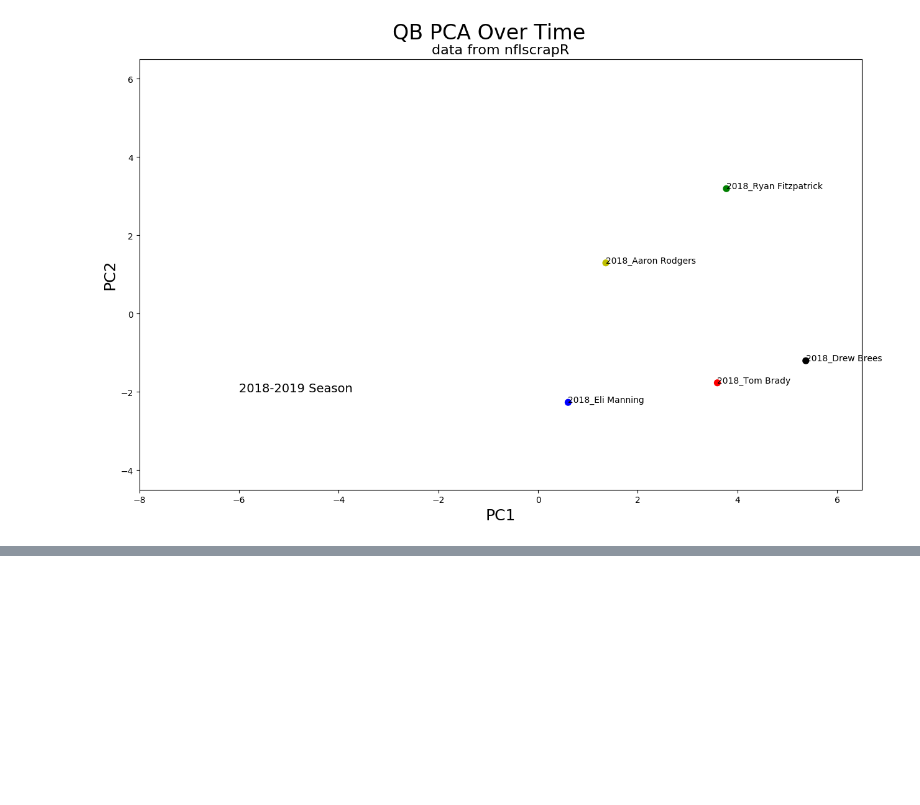
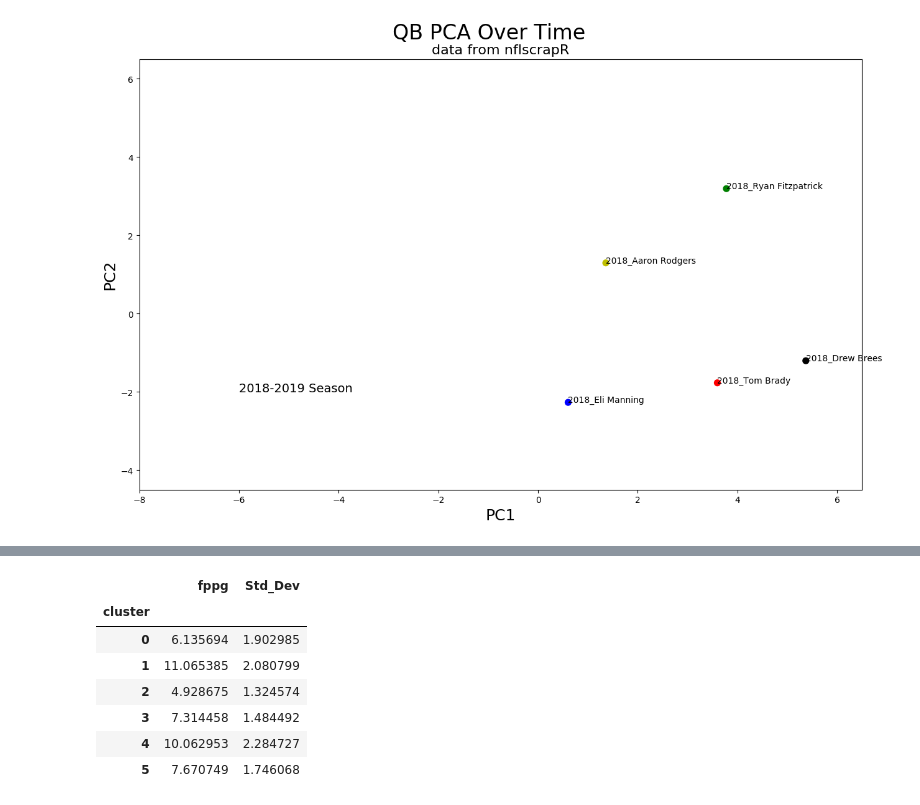
Before and after one commit to btatkinson/player_vectors, a Jupyter notebook: player_vectors.ipynb, the cells around one changed output, grey strips where cells are left out. Saved outputs shown, nothing was run; the diff lists cells and outputs as text; code cells hidden in the pictures; blank space fills up the shorter version.

```diff
--- a/player_vectors.ipynb
+++ b/player_vectors.ipynb
@@ -729,0 +1028,44 @@ See the caveats in the documentation: http://pandas.pydata.org/pandas-docs/stabl
+# %%
+# rough fantasy estimates
+recs['fantasy_points'] = 0.5 * recs['complete_pass'] + 0.1 * recs['yards_gained'] + 6 * recs['touchdown']
+ngb1 = recs.groupby(['id'])['fantasy_points'].sum().reset_index()
+ngb2 = recs.groupby(['id'])['game_id'].nunique().reset_index()
+
+# fantasy points per game
+ngb1 = ngb1.sort_values(by='fantasy_points',ascending=False)
+ngb1 = pd.merge(how='left',left=ngb1,right=ngb2, on=['id'])
+ngb1['fppg'] = ngb1['fantasy_points']/ngb1['game_id']
+ngb1 = ngb1.drop(columns=['fantasy_points','game_id'])
+
+# get std dev of fantasy points
+ngb3 = recs.groupby(['id','game_id'])['fantasy_points'].sum().reset_index()
+ngb3 = recs.groupby(['id'])['fantasy_points'].std().reset_index()
+ngb3 = ngb3.rename(columns={'fantasy_points':'Std_Dev'})
+ngb1 = pd.merge(how='left',left=ngb1,right=ngb3, on=['id'])
+
+# cluster -
+#0 - Kelvin Benjamin
+#1 - navy
+#2 - sea blue
+#3 - slot receivers
+#4 - green
+#5 - yellow
+
+
+# print(pca_wr.loc[pca_wr['label']=='2013_Ace Sanders'].cluster.values[0])
+
+# add clusters
+clusters = pca_wr[['id','cluster']]
+ngb1 = pd.merge(how='left',left=ngb1,right=clusters, on=['id'])
+
+cluster_stats = ngb1.groupby(['cluster'])['fppg','Std_Dev'].mean()
+cluster_stats
+# %% [output]
+|  | fppg | Std_Dev |
+| cluster |  |  |
+| 0 | 6.135694 | 1.902985 |
+| 1 | 11.065385 | 2.080799 |
+| 2 | 4.928675 | 1.324574 |
+| 3 | 7.314458 | 1.484492 |
+| 4 | 10.062953 | 2.284727 |
+| 5 | 7.670749 | 1.746068 |
```
Also changed, not shown: parts of 22 cells of this notebook.
